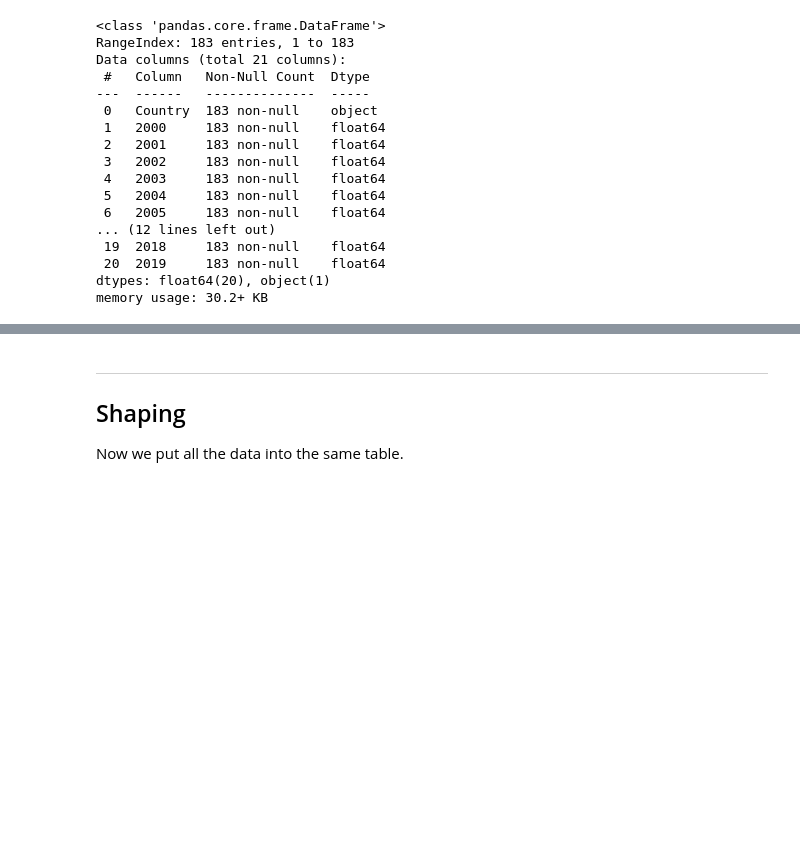
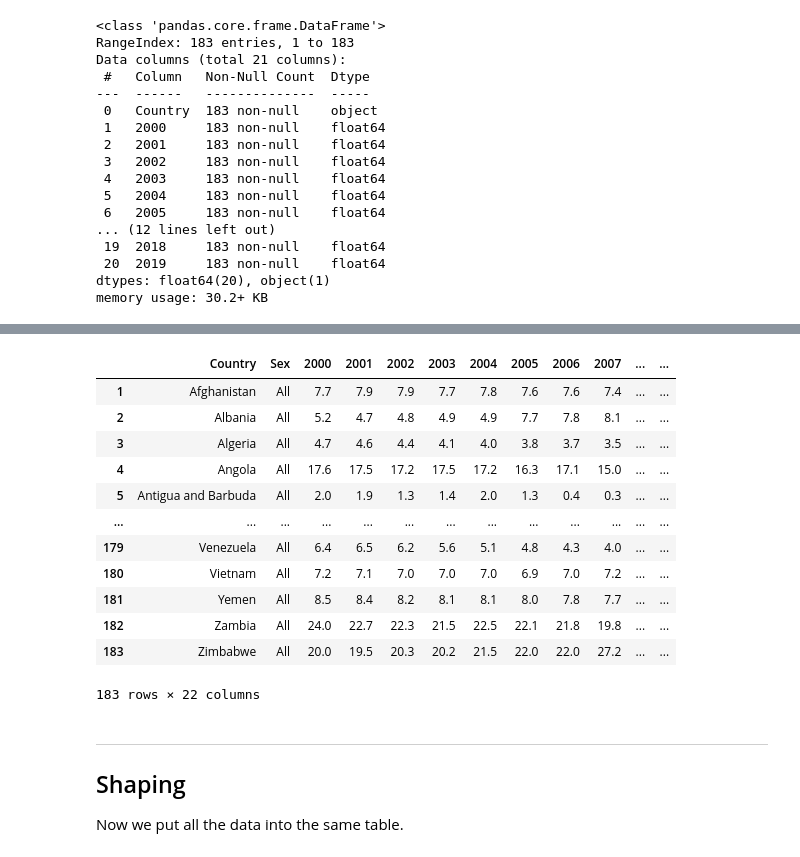
Before and after one commit to ponmp/PUBPOLDeliverable, a Jupyter notebook: DeliverableDraft.ipynb, the cells around one changed output, grey strips where cells are left out. Drawn from its saved outputs; the diff is of its cells as text; code cells hidden in the pictures; blank space fills up the shorter version.

```diff
--- a/DeliverableDraft.ipynb
+++ b/DeliverableDraft.ipynb
@@ -198,6 +199,9 @@ SRwiki.Country.to_list()
  'Yemen',
  'Zambia',
  'Zimbabwe']
+# %%
+# replace special characters with standard
+SRwiki.replace("São Tomé and Príncipe", "Sao Tome and Principe", inplace=True)
 # %%
 # Checking if correct data types
 SRwiki.info()
@@ -486,3 +556,20 @@ Name: Country, Length: 183, dtype: object
+# %%
+# Checking new column
+SRwiki
+# %% [output]
+|  | Country | Sex | 2000 | 2001 | 2002 | 2003 | 2004 | 2005 | 2006 | 2007 | ... | ... |
+| 1 | Afghanistan | All | 7.7 | 7.9 | 7.9 | 7.7 | 7.8 | 7.6 | 7.6 | 7.4 | ... | ... |
+| 2 | Albania | All | 5.2 | 4.7 | 4.8 | 4.9 | 4.9 | 7.7 | 7.8 | 8.1 | ... | ... |
+| 3 | Algeria | All | 4.7 | 4.6 | 4.4 | 4.1 | 4.0 | 3.8 | 3.7 | 3.5 | ... | ... |
+| 4 | Angola | All | 17.6 | 17.5 | 17.2 | 17.5 | 17.2 | 16.3 | 17.1 | 15.0 | ... | ... |
+| 5 | Antigua and Barbuda | All | 2.0 | 1.9 | 1.3 | 1.4 | 2.0 | 1.3 | 0.4 | 0.3 | ... | ... |
+| ... | ... | ... | ... | ... | ... | ... | ... | ... | ... | ... | ... | ... |
+| 179 | Venezuela | All | 6.4 | 6.5 | 6.2 | 5.6 | 5.1 | 4.8 | 4.3 | 4.0 | ... | ... |
+| 180 | Vietnam | All | 7.2 | 7.1 | 7.0 | 7.0 | 7.0 | 6.9 | 7.0 | 7.2 | ... | ... |
+| 181 | Yemen | All | 8.5 | 8.4 | 8.2 | 8.1 | 8.1 | 8.0 | 7.8 | 7.7 | ... | ... |
+| 182 | Zambia | All | 24.0 | 22.7 | 22.3 | 21.5 | 22.5 | 22.1 | 21.8 | 19.8 | ... | ... |
+| 183 | Zimbabwe | All | 20.0 | 19.5 | 20.3 | 20.2 | 21.5 | 22.0 | 22.0 | 27.2 | ... | ... |
+183 rows × 22 columns
 # %% [markdown]
 _____
 
```
Also changed, not shown: parts of 20 cells of this notebook, 2 other files.
